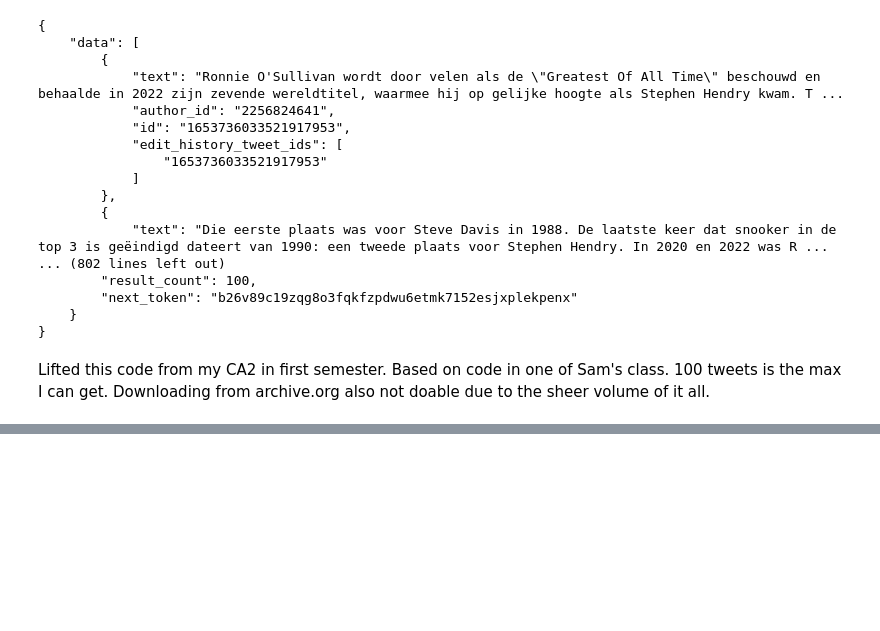
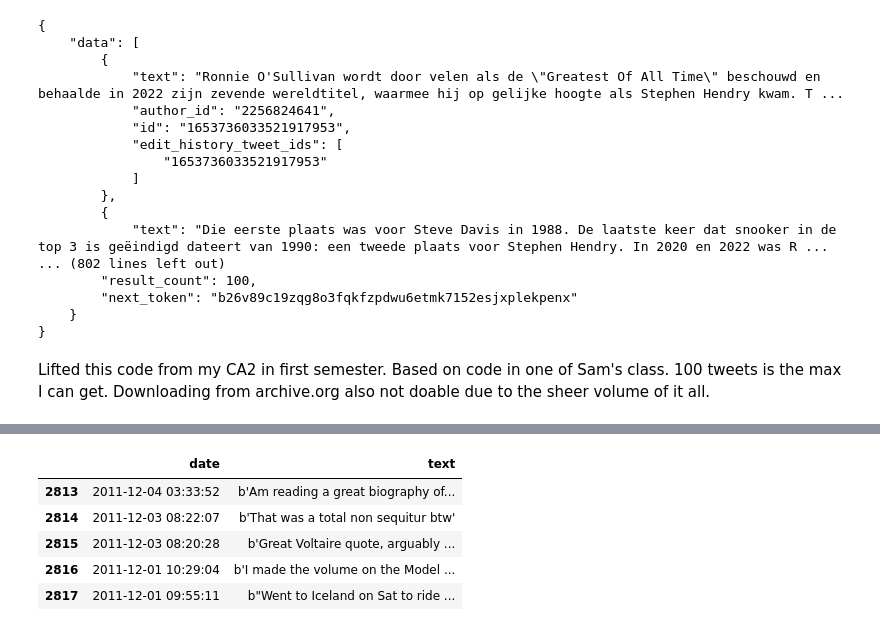
Before and after one commit to DarrenCCT/ADA-and-BDSP-CA2, a Jupyter notebook: CA2.ipynb, the cells around one changed output, grey strips where cells are left out. Saved outputs shown, nothing was run; the diff lists cells and outputs as text; code cells hidden in the pictures; blank space fills up the shorter version.

```diff
--- a/CA2.ipynb
+++ b/CA2.ipynb
@@ -91,0 +177,9 @@ Lifted this code from my CA2 in first semester. Based on code in one of Sam's cl
+# %%
+data.tail()
+# %% [output]
+|  | date | text |
+| 2813 | 2011-12-04 03:33:52 | b'Am reading a great biography of... |
+| 2814 | 2011-12-03 08:22:07 | b'That was a total non sequitur btw' |
+| 2815 | 2011-12-03 08:20:28 | b'Great Voltaire quote, arguably ... |
+| 2816 | 2011-12-01 10:29:04 | b'I made the volume on the Model ... |
+| 2817 | 2011-12-01 09:55:11 | b"Went to Iceland on Sat to ride ... |
```
Also changed, not shown: parts of 22 cells of this notebook, 3 other files.
